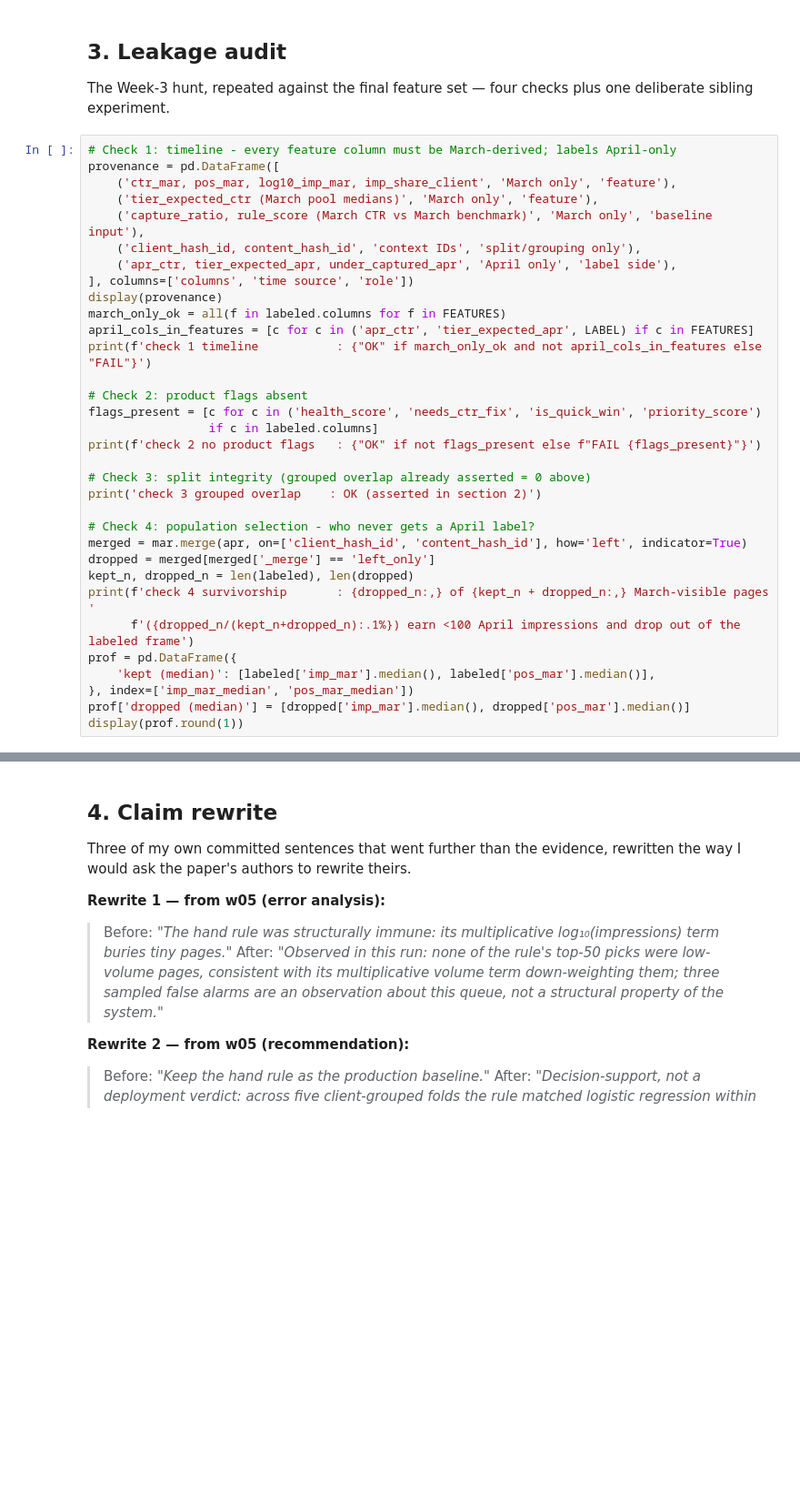
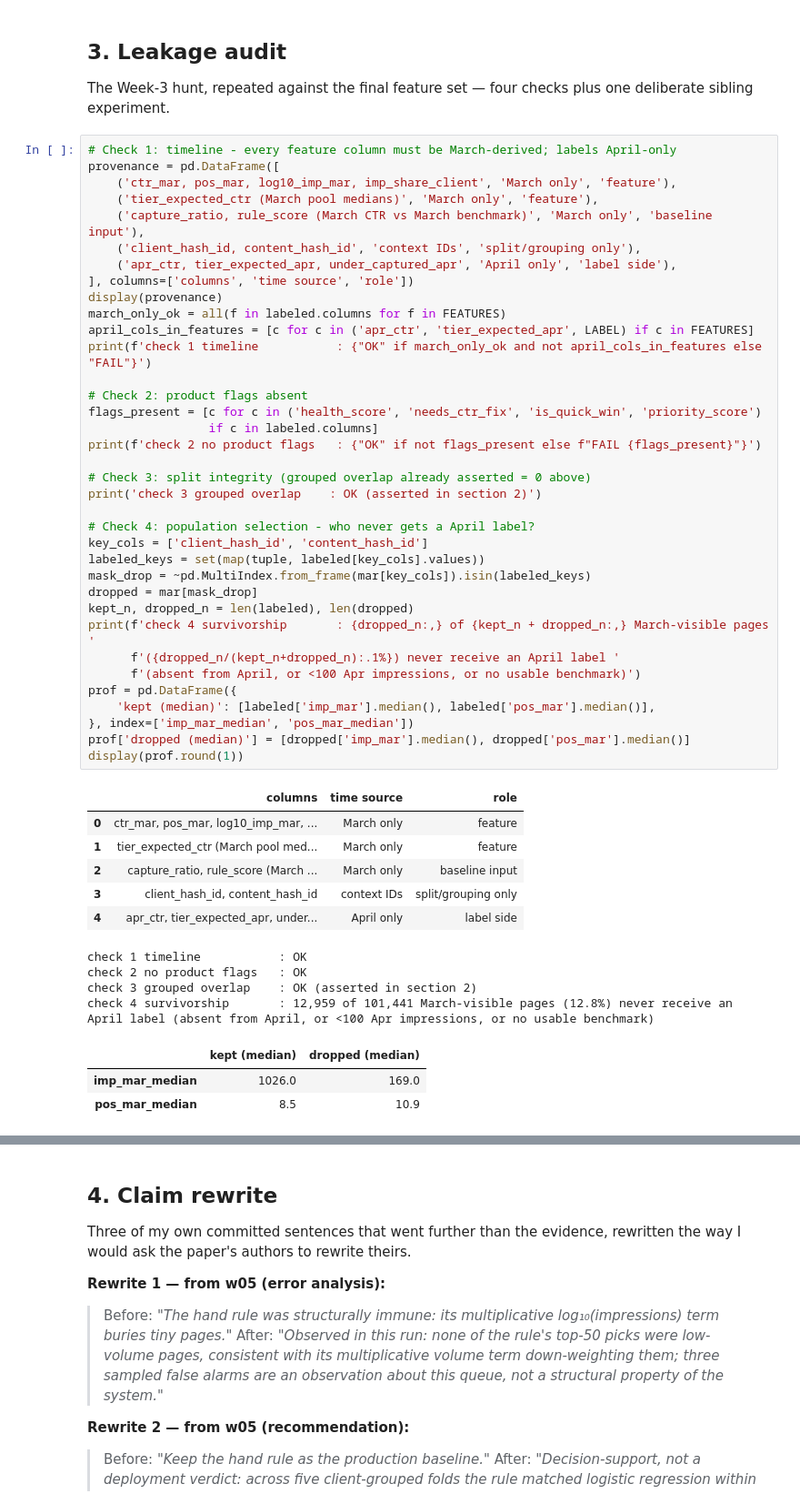
Before and after one commit to rashidsami10000-afk/rashid-flyrank-internship-ml-owncopy, a Jupyter notebook: work/notebooks/w06_validation_audit.ipynb, the cells around one changed output, grey strips where cells are left out. Shown at 91% size. Saved outputs shown, nothing was run; the diff lists cells and outputs as text; blank space fills up the shorter version.

```diff
--- a/work/notebooks/w06_validation_audit.ipynb
+++ b/work/notebooks/w06_validation_audit.ipynb
@@ -236,36 +256,53 @@ sibling experiment.
 # %%
 # Check 1: timeline - every feature column must be March-derived; labels April-only
 provenance = pd.DataFrame([
     ('ctr_mar, pos_mar, log10_imp_mar, imp_share_client', 'March only', 'feature'),
     ('tier_expected_ctr (March pool medians)', 'March only', 'feature'),
     ('capture_ratio, rule_score (March CTR vs March benchmark)', 'March only', 'baseline input'),
     ('client_hash_id, content_hash_id', 'context IDs', 'split/grouping only'),
     ('apr_ctr, tier_expected_apr, under_captured_apr', 'April only', 'label side'),
 ], columns=['columns', 'time source', 'role'])
 display(provenance)
 march_only_ok = all(f in labeled.columns for f in FEATURES)
 april_cols_in_features = [c for c in ('apr_ctr', 'tier_expected_apr', LABEL) if c in FEATURES]
 print(f'check 1 timeline           : {"OK" if march_only_ok and not april_cols_in_features else "FAIL"}')
 
 # Check 2: product flags absent
 flags_present = [c for c in ('health_score', 'needs_ctr_fix', 'is_quick_win', 'priority_score')
                  if c in labeled.columns]
 print(f'check 2 no product flags   : {"OK" if not flags_present else f"FAIL {flags_present}"}')
 
 # Check 3: split integrity (grouped overlap already asserted = 0 above)
 print('check 3 grouped overlap    : OK (asserted in section 2)')
 
 # Check 4: population selection - who never gets a April label?
-merged = mar.merge(apr, on=['client_hash_id', 'content_hash_id'], how='left', indicator=True)
-dropped = merged[merged['_merge'] == 'left_only']
+key_cols = ['client_hash_id', 'content_hash_id']
+labeled_keys = set(map(tuple, labeled[key_cols].values))
+mask_drop = ~pd.MultiIndex.from_frame(mar[key_cols]).isin(labeled_keys)
+dropped = mar[mask_drop]
 kept_n, dropped_n = len(labeled), len(dropped)
 print(f'check 4 survivorship       : {dropped_n:,} of {kept_n + dropped_n:,} March-visible pages '
-      f'({dropped_n/(kept_n+dropped_n):.1%}) earn <100 April impressions and drop out of the labeled frame')
+      f'({dropped_n/(kept_n+dropped_n):.1%}) never receive an April label '
+      f'(absent from April, or <100 Apr impressions, or no usable benchmark)')
 prof = pd.DataFrame({
     'kept (median)': [labeled['imp_mar'].median(), labeled['pos_mar'].median()],
 }, index=['imp_mar_median', 'pos_mar_median'])
 prof['dropped (median)'] = [dropped['imp_mar'].median(), dropped['pos_mar'].median()]
 display(prof.round(1))
+# %% [output]
+|  | columns | time source | role |
+| 0 | ctr_mar, pos_mar, log10_imp_mar, ... | March only | feature |
+| 1 | tier_expected_ctr (March pool med... | March only | feature |
+| 2 | capture_ratio, rule_score (March ... | March only | baseline input |
+| 3 | client_hash_id, content_hash_id | context IDs | split/grouping only |
+| 4 | apr_ctr, tier_expected_apr, under... | April only | label side |
+check 1 timeline           : OK
+check 2 no product flags   : OK
+check 3 grouped overlap    : OK (asserted in section 2)
+check 4 survivorship       : 12,959 of 101,441 March-visible pages (12.8%) never receive an April label (absent from April, or <100 Apr impressions, or no usable benchmark)
+|  | kept (median) | dropped (median) |
+| imp_mar_median | 1026.0 | 169.0 |
+| pos_mar_median | 8.5 | 10.9 |
 # %%
 # Sibling experiment: the nearest April-derived column, added ON PURPOSE
 from sklearn.linear_model import LogisticRegression as LR
```
Also changed, not shown: parts of 9 cells of this notebook, 1 other file.
